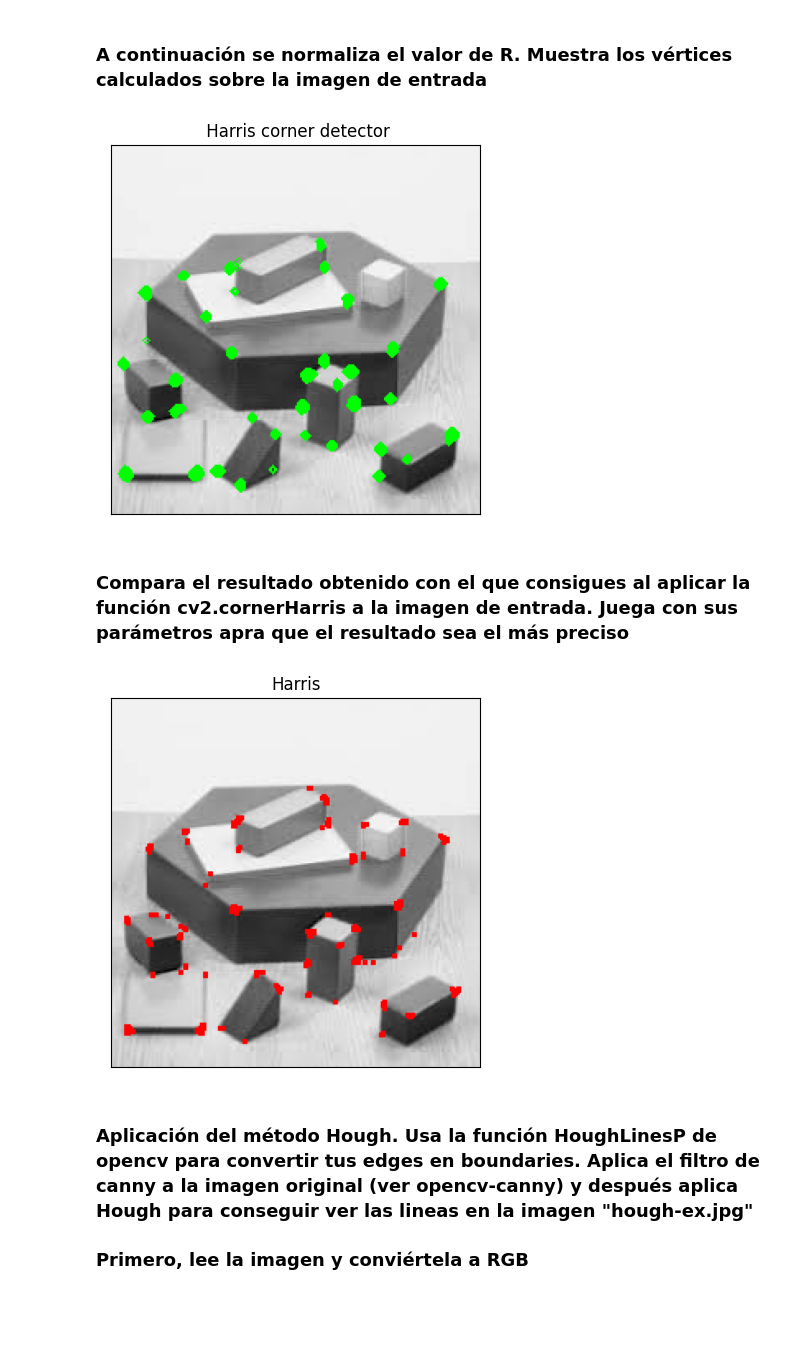
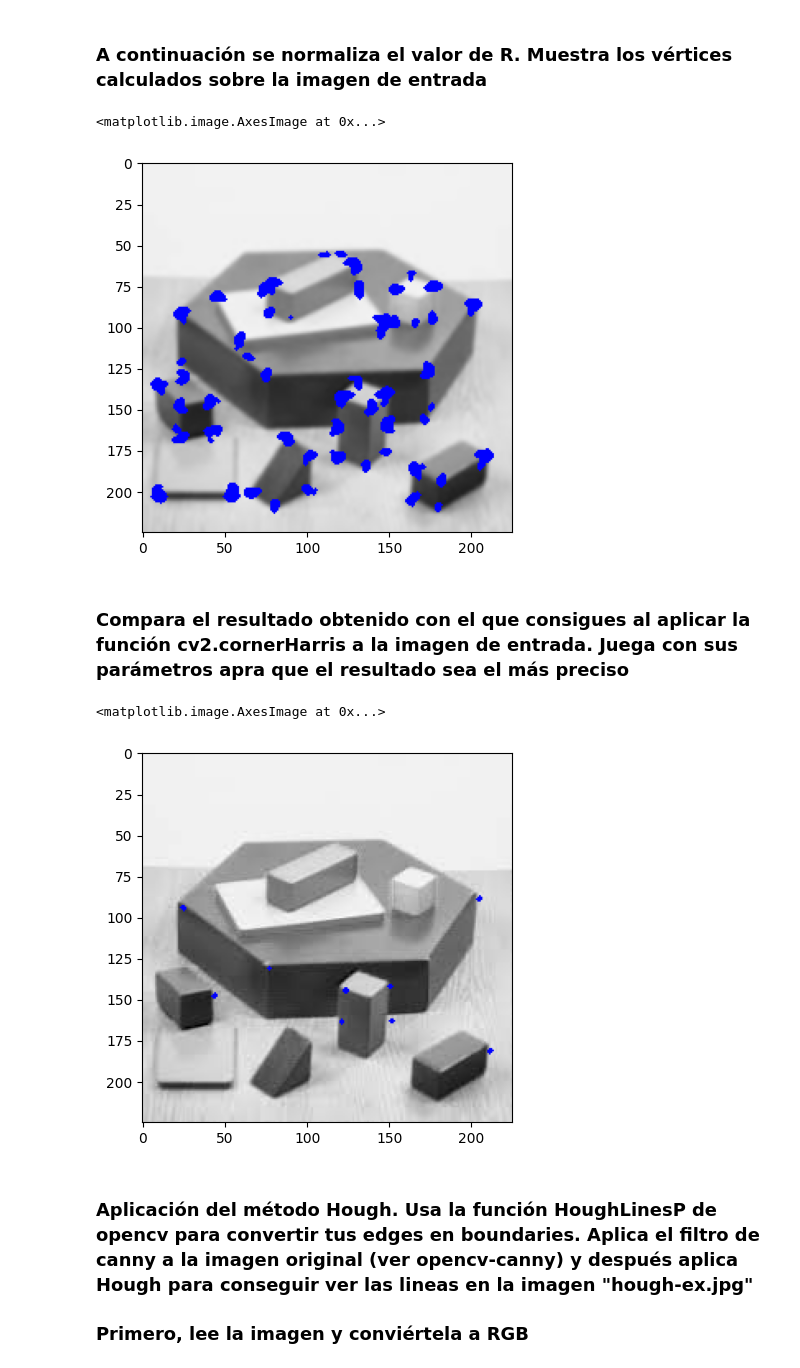
Before and after one commit to Javirios03/Vision_Ordenador, a Jupyter notebook: 3 - Procesado de Imagen (II)/practica3-to do.ipynb, the cells around one changed output. Saved outputs shown, nothing was run; the diff lists cells and outputs as text; code cells hidden in the pictures; blank space fills up the shorter version.

```diff
--- a/3 - Procesado de Imagen (II)/practica3-to do.ipynb
+++ b/3 - Procesado de Imagen (II)/practica3-to do.ipynb
@@ -32,7 +30,32 @@ from matplotlib import pyplot as plt
 # %%
 # Implementa aquí tu código
 
+# Read image
+img = cv2.imread('images/0.jpg')
+window_size = 5  # 5 seems to be a good value
 offset = int( window_size / 2 )
+ddepth = cv2.CV_64F  # We will get maximum precision for the result
+
+# Turn to gray scale, but before we need to blur the image to filter noise
+img = cv2.GaussianBlur(img, (5, 5), 0)
+plt.imshow(img)
+plt.show()
+gray = cv2.cvtColor(img, cv2.COLOR_BGR2GRAY)
+print(img.shape)
+width, height, channels = img.shape
+
+# Gradients for x and y
+dx = cv2.Sobel(gray, ddepth=ddepth, dx=1, dy=0, ksize=5)
+dy = cv2.Sobel(gray, ddepth=ddepth, dx=0, dy=1, ksize=5)
+
+# Compute Ix2, Iy2 and Ixy
+dx2 = dx * dx
+dy2 = dy * dy
+dxy = dx * dy
+
+# Initialise matrix R
+matrix_R = np.zeros((width - offset * 2, height - offset * 2))  # We don't want to consider the borders
+k = 0.04  # Value recommended by Rodrigo
 
 print ("Finding Corners...")
 for y in range(offset, height-offset):
@@ -44,7 +67,10 @@ for y in range(offset, height-offset):
 #   H(x,y)=[[Sx2,Sxy],[Sxy,Sy2]]
         H = np.array([[Sx2,Sxy],[Sxy,Sy2]])
 
+        R = np.linalg.det(H) - 0.04 * (np.trace(H) ** 2)
 #   R=det(H)-k(Trace(H))^2 )
         # Implementa aquí tu código para calcular R
         matrix_R[y-offset, x-offset]=R
+
+plt.imshow(matrix_R, cmap='gray')
 # %% [output]
@@ -53,18 +83,26 @@ Finding Corners...
 ### A continuación se normaliza el valor de R. Muestra los vértices calculados sobre la imagen de entrada
 # %%
 
+from copy import deepcopy
+# We create another variable to avoid modifying the original image
+threshold = 0.29  # 0.3 didnt detect all corners, 0.29 is the best value (0.28 gave almost all the image as corners)
+our_Harris = deepcopy(img)
 
+# Normalise matrix R
 cv2.normalize(matrix_R, matrix_R, 0, 1, cv2.NORM_MINMAX)
+plt.imshow(matrix_R, cmap='gray')
+
+# Find corners
 for y in range(offset, height-offset):
     for x in range(offset, width-offset):
-        value=matrix_R[y, x]
-        if value>threshold:
-            # Implementa aquí tu código
-
+        if matrix_R[y-offset, x-offset] > threshold:
+            cv2.circle(our_Harris, (x, y), 1, (0, 0, 255), -1)  # Draw a red circle in the center of the corner
 
 # Implementa aquí tu código para visualizar los resultados
+plt.imshow(our_Harris, cmap='gray')
 # %% [output]
+<matplotlib.image.AxesImage at 0x...>
-[figure, old version]
+[figure, new version]
 # %% [markdown]
 ### Compara el resultado obtenido con el que consigues al aplicar la función cv2.cornerHarris a la imagen de entrada. Juega con sus parámetros apra que el resultado sea el más preciso
 # %%
@@ -72,9 +110,28 @@ import cv2
 import numpy as np
 from matplotlib import pyplot as plt
 
-# Implementa aquí tu código
+# Apply Harris corner detector to the image
+cv2_Harris = cv2.imread('images/0.jpg')
+
+# Convert to gray scale
+gray = np.float32(cv2.cvtColor(cv2_Harris, cv2.COLOR_BGR2GRAY))
+
+# Detect corners
+block_size = 5
+ksize = 5
+k = 0.04
+corners = cv2.cornerHarris(gray, 2, 3, 0.04)
+
+# Dilate to mark the corners (used from the OpenCV documentation)
+corners = cv2.dilate(corners, None)
+
+# Threshold for an optimal value, it may vary depending on the image.
+img[corners>threshold*corners.max()]=[0,0,255]
+
+plt.imshow(cv2_Harris, cmap='gray')
 # %% [output]
+<matplotlib.image.AxesImage at 0x...>
-[figure, old version]
+[figure, new version]
 # %% [markdown]
 ### Aplicación del método Hough. Usa la función HoughLinesP de opencv para convertir tus edges en boundaries. Aplica el filtro de canny a la imagen original (ver opencv-canny) y después aplica Hough para conseguir ver las lineas en la imagen "hough-ex.jpg"
 
```
Also changed, not shown: parts of 2 cells of this notebook.
